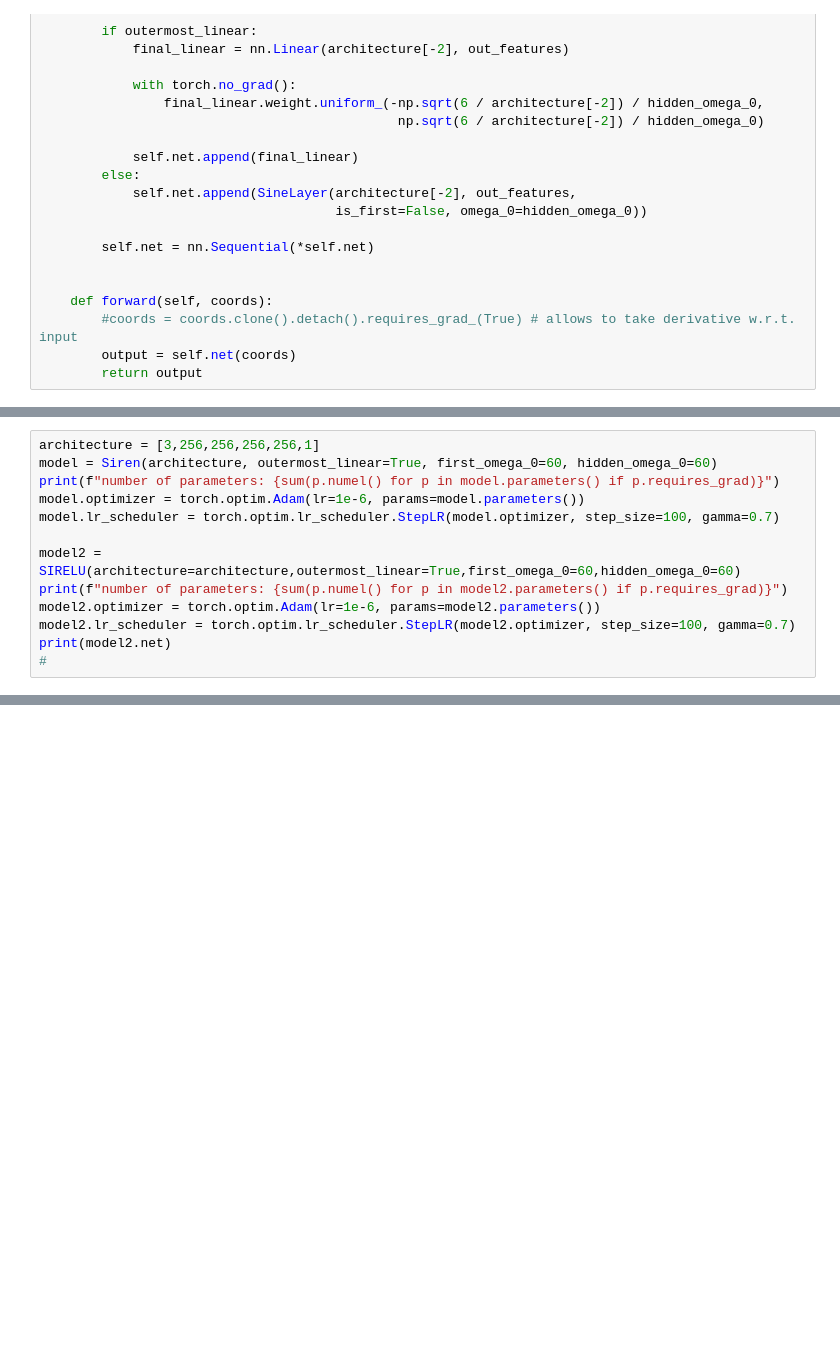
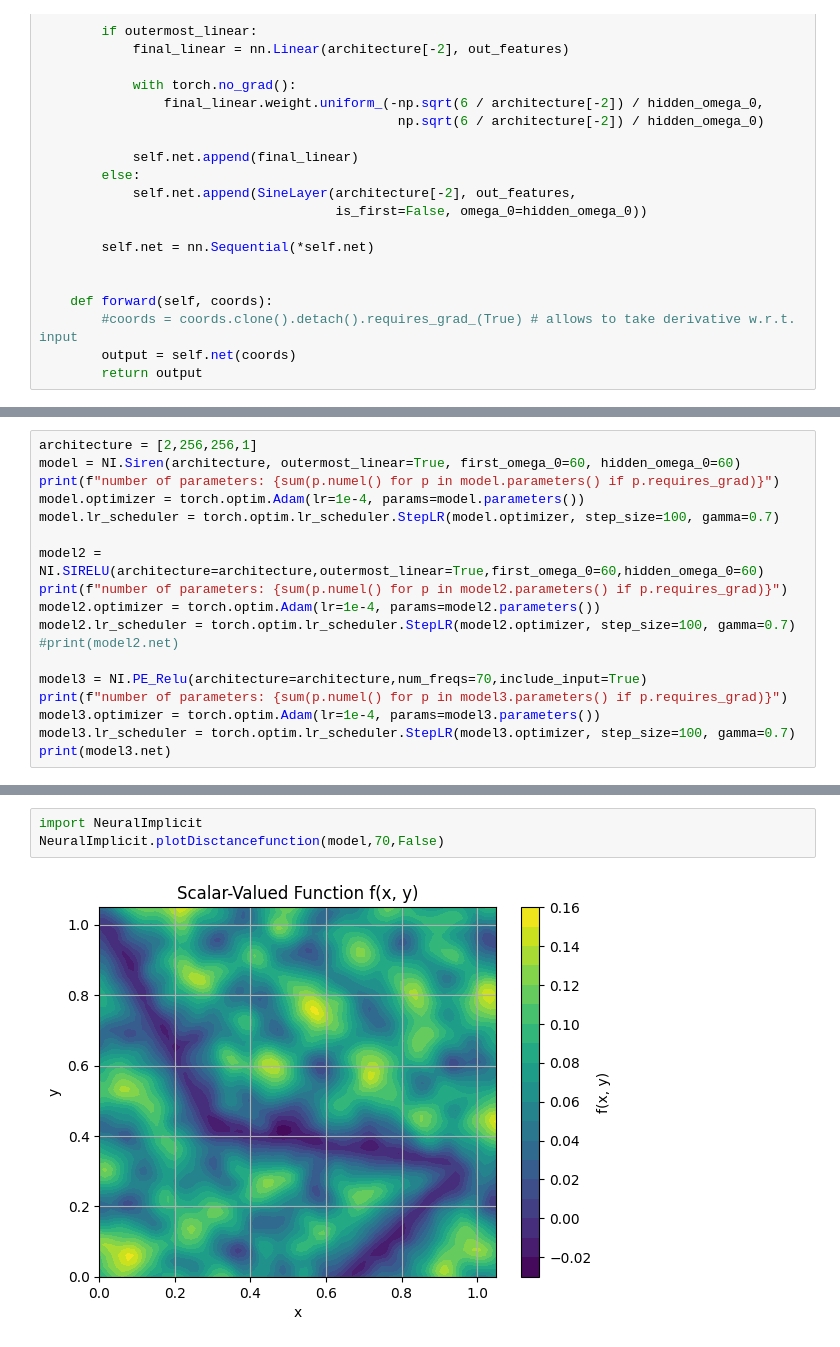
Before and after one commit to csgellert/NeuralIGA, a Jupyter notebook: Neural iga/neural_implicit.ipynb, the cells around one changed output, grey strips where cells are left out. Drawn from its saved outputs; the diff is of its cells as text; blank space fills up the shorter version.

```diff
--- a/Neural iga/neural_implicit.ipynb
+++ b/Neural iga/neural_implicit.ipynb
@@ -331,14 +141,19 @@ def plot2model_loss(model1,model2):
 # %%
-architecture = [3,256,256,256,256,1]
-model = Siren(architecture, outermost_linear=True, first_omega_0=60, hidden_omega_0=60)
+architecture = [2,256,256,1]
+model = NI.Siren(architecture, outermost_linear=True, first_omega_0=60, hidden_omega_0=60)
 print(f"number of parameters: {sum(p.numel() for p in model.parameters() if p.requires_grad)}")
-model.optimizer = torch.optim.Adam(lr=1e-6, params=model.parameters())
+model.optimizer = torch.optim.Adam(lr=1e-4, params=model.parameters())
 model.lr_scheduler = torch.optim.lr_scheduler.StepLR(model.optimizer, step_size=100, gamma=0.7)
 
-model2 = SIRELU(architecture=architecture,outermost_linear=True,first_omega_0=60,hidden_omega_0=60)
+model2 = NI.SIRELU(architecture=architecture,outermost_linear=True,first_omega_0=60,hidden_omega_0=60)
 print(f"number of parameters: {sum(p.numel() for p in model2.parameters() if p.requires_grad)}")
-model2.optimizer = torch.optim.Adam(lr=1e-6, params=model2.parameters())
+model2.optimizer = torch.optim.Adam(lr=1e-4, params=model2.parameters())
 model2.lr_scheduler = torch.optim.lr_scheduler.StepLR(model2.optimizer, step_size=100, gamma=0.7)
-print(model2.net)
-#
+#print(model2.net)
+
+model3 = NI.PE_Relu(architecture=architecture,num_freqs=70,include_input=True)
+print(f"number of parameters: {sum(p.numel() for p in model3.parameters() if p.requires_grad)}")
+model3.optimizer = torch.optim.Adam(lr=1e-4, params=model3.parameters())
+model3.lr_scheduler = torch.optim.lr_scheduler.StepLR(model3.optimizer, step_size=100, gamma=0.7)
+print(model3.net)
 # %% [output]
@@ -345,0 +277,5 @@ AssertionError: Torch not compiled with CUDA enabled
+# %%
+import NeuralImplicit
+NeuralImplicit.plotDisctancefunction(model,70,False)
+# %% [output]
+[figure, added]
```
Also changed, not shown: parts of 5 cells of this notebook, 2 other files.
